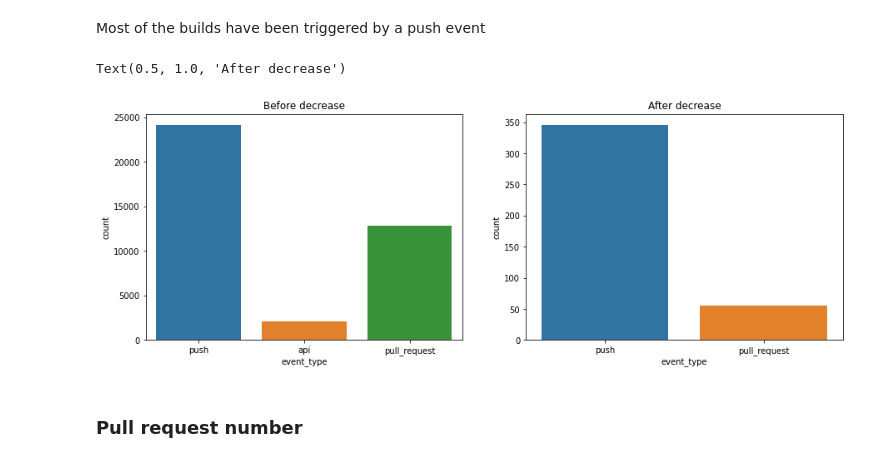
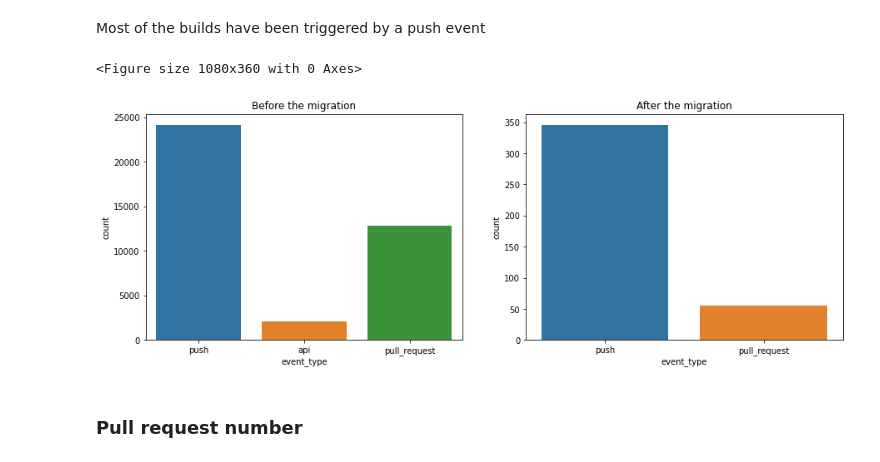
Before and after one commit to IncioMan/Continuous-Integration-metrics-for-post-release-bugs-prediction, a Jupyter notebook: notebooks/analysis/Builds_dataset_analysis.ipynb, the cells around one changed output. Drawn from its saved outputs; the diff is of its cells as text; code cells hidden in the pictures.

```diff
--- a/notebooks/analysis/Builds_dataset_analysis.ipynb
+++ b/notebooks/analysis/Builds_dataset_analysis.ipynb
@@ -174,14 +241,16 @@ Most of the builds have been triggered by a push event
 after_decrease = builds[(builds.started_at_month > 3) & (builds.started_at_year > 2018)]
 before_decrease = builds[~builds.index.isin(after_decrease.index)]
 # %%
+plt.figure()
 f, axes = plt.subplots(1,2)
 sns.countplot(before_decrease.event_type, ax=axes[0])
-axes[0].set_title("Before decrease")
+axes[0].set_title("Before the migration")
 sns.countplot(after_decrease.event_type, ax=axes[1])
-axes[1].set_title("After decrease")
+axes[1].set_title("After the migration")
+plt.savefig(f"{figure_folder}/builds/event_type_migration.png", transparent=True, bbox_inches='tight', pad_inches=0.2)
 # %% [output]
-Text(0.5, 1.0, 'After decrease')
+<Figure size 1080x360 with 0 Axes>
-[figure, old version]
+[figure, new version]
 # %% [markdown]
 ### Pull request number
 # %%
```
Also changed, not shown: parts of 17 cells of this notebook, 6 other files.
